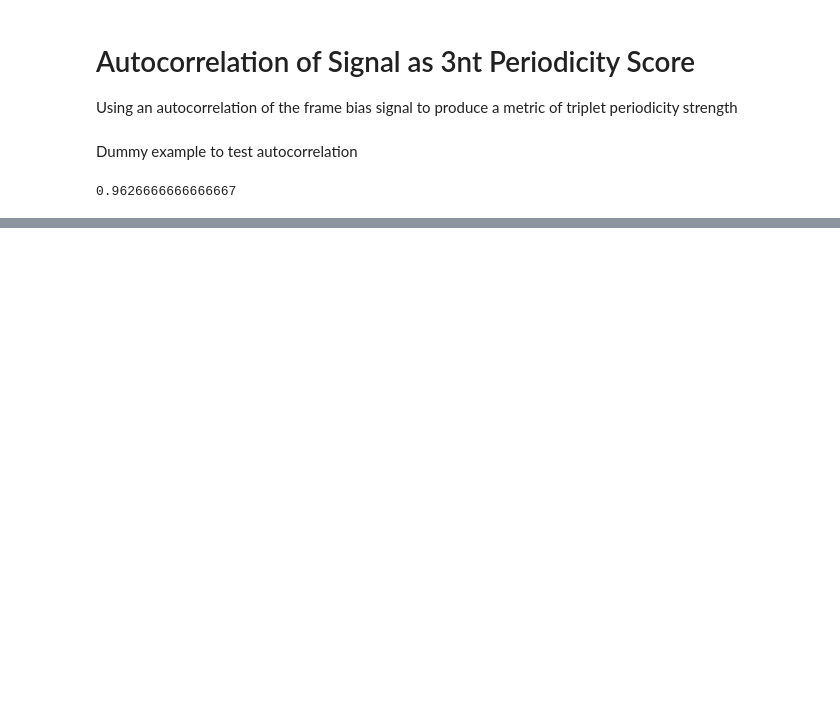
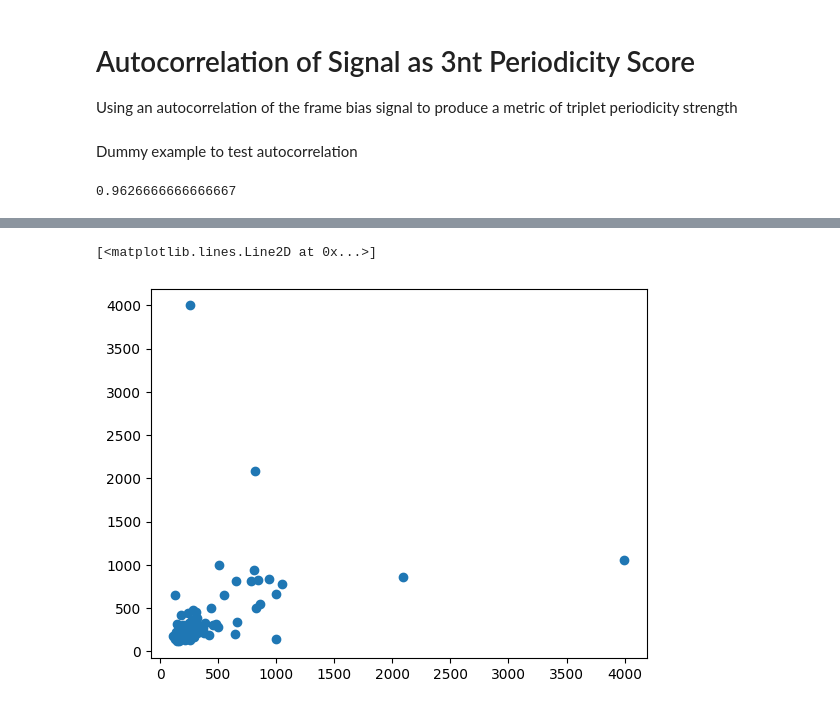
Before and after one commit to JackCurragh/Metric-Analysis, a Jupyter notebook: triplet_periodicity/autocorrelation.ipynb, the cells around one changed output, grey strips where cells are left out. Cells and saved outputs as stored; diff of their text form; code cells hidden in the pictures; blank space fills up the shorter version.

```diff
--- a/triplet_periodicity/autocorrelation.ipynb
+++ b/triplet_periodicity/autocorrelation.ipynb
@@ -23,0 +216,5 @@ print(autocorrelation(signal, 3))
+# %%
+plt.plot(twenty_eight_counts[:-3], twenty_eight_counts[3:], 'o')
+# %% [output]
+[<matplotlib.lines.Line2D at 0x...>]
+[figure, added]
```
Also changed, not shown: parts of 23 cells of this notebook.
